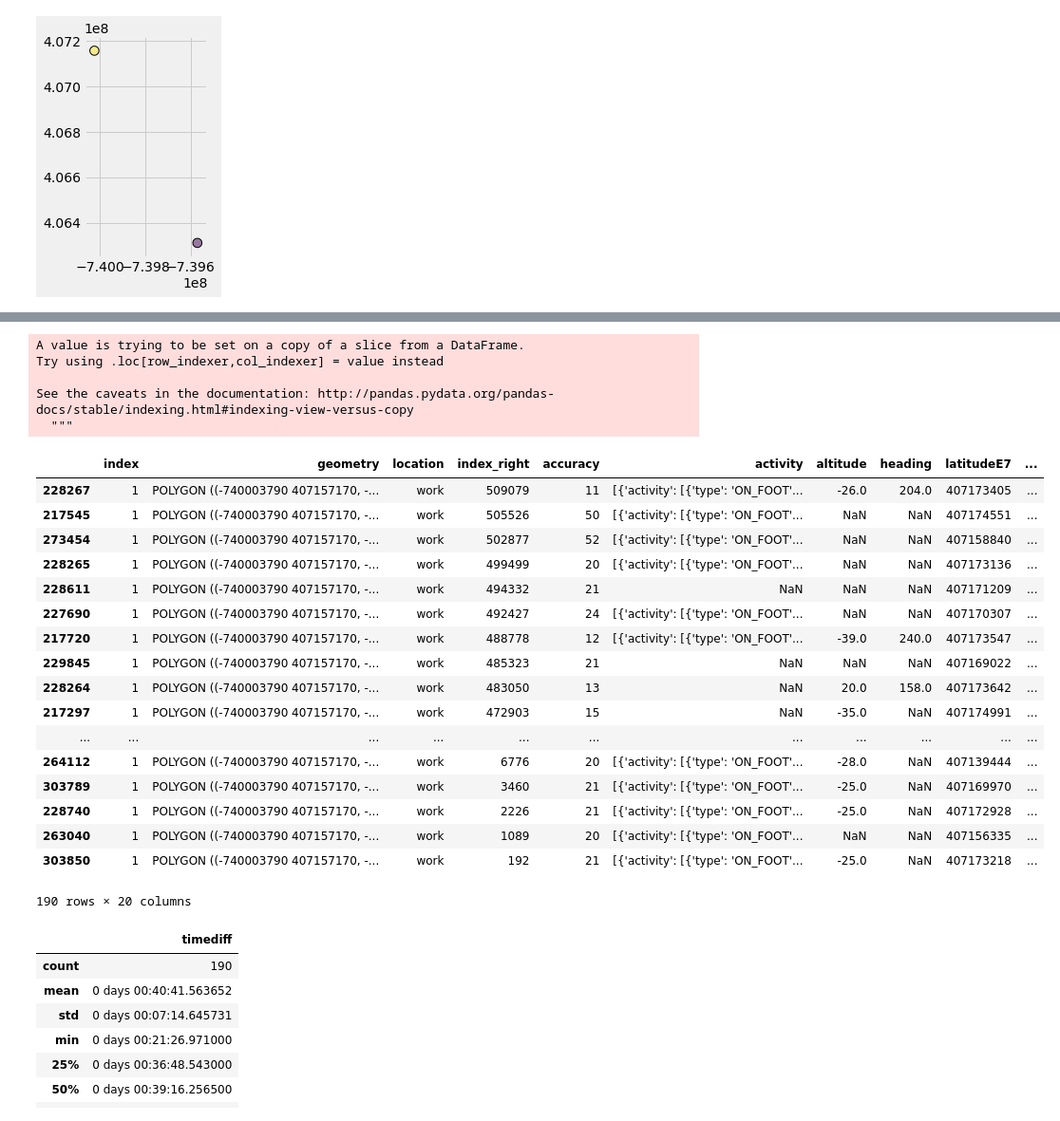
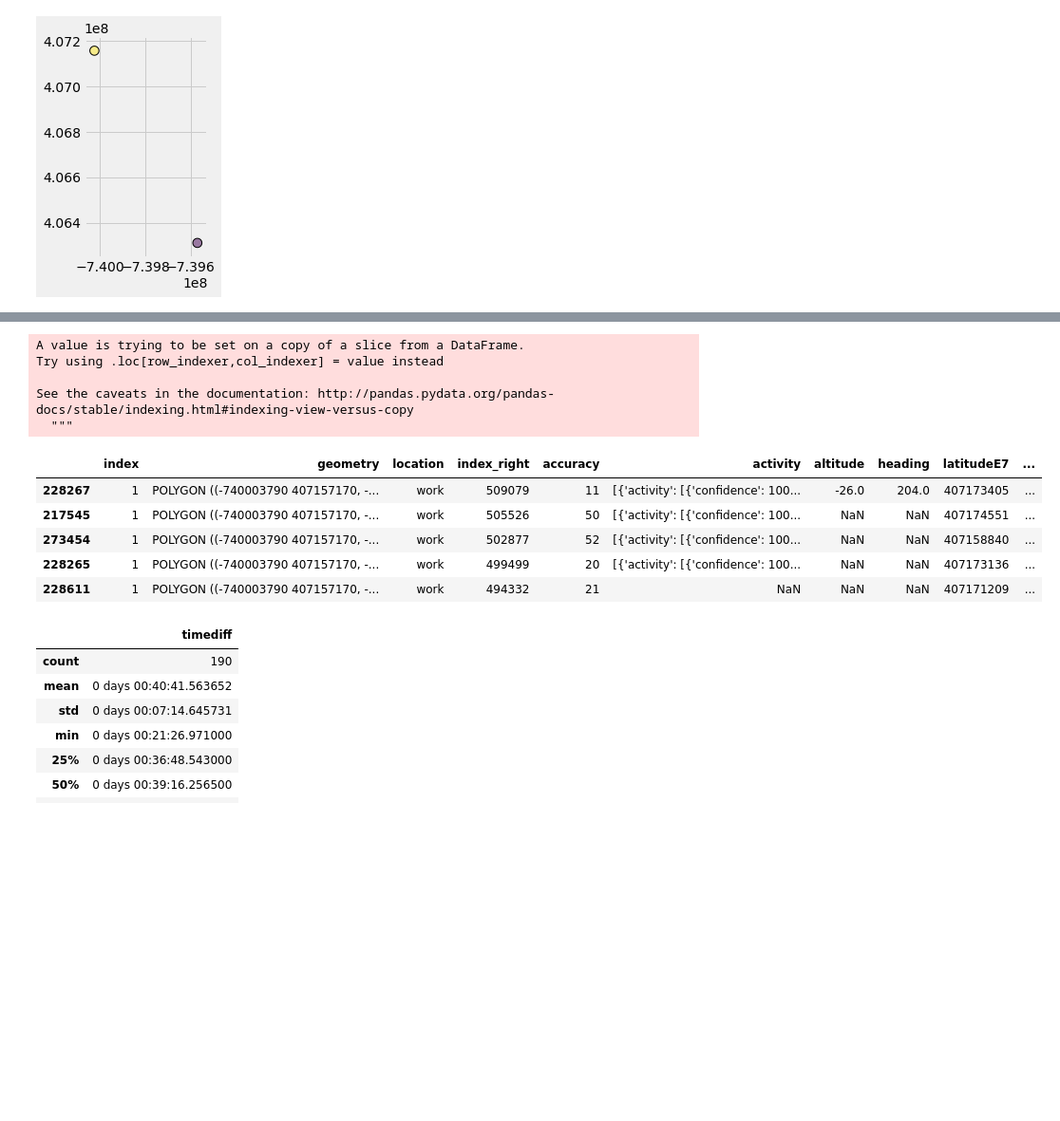
Before and after one commit to afcarl/commute_time_analysis, a Jupyter notebook: Cleaning.ipynb, the cells around one changed output, grey strips where cells are left out. Shown: that part at 95% size. Drawn from its saved outputs; the diff is of its cells as text; code cells hidden in the pictures; blank space fills up the shorter version.

```diff
--- a/Cleaning.ipynb
+++ b/Cleaning.ipynb
@@ -104,45 +92,33 @@ joined
 # %%
 commute_times = joined[
     (joined['diff'] == 1)
 ]
 
 commute_times['departure_time'] = commute_times['timestamp'] - commute_times['timediff']
 
 commute_times = commute_times[
     commute_times['timediff'].between(
         pd.Timedelta(minutes=possible_commute_times[0]),
         pd.Timedelta(minutes=possible_commute_times[1])
     ) &
     commute_times['departure_time'].dt.time.between(
         departure_timeframe[0], departure_timeframe[1]
     )
 ]
 
-commute_times
+commute_times.head()
 # %% [output]
 A value is trying to be set on a copy of a slice from a DataFrame.
 Try using .loc[row_indexer,col_indexer] = value instead
 
 See the caveats in the documentation: http://pandas.pydata.org/pandas-docs/stable/indexing.html#indexing-view-versus-copy
   """
 |  | index | geometry | location | index_right | accuracy | activity | altitude | heading | latitudeE7 | ... |
-| 228267 | 1 | POLYGON ((-740003790 407157170, -... | work | 509079 | 11 | [{'activity': [{'type': 'ON_FOOT'... | -26.0 | 204.0 | 407173405 | ... |
-| 217545 | 1 | POLYGON ((-740003790 407157170, -... | work | 505526 | 50 | [{'activity': [{'type': 'ON_FOOT'... | NaN | NaN | 407174551 | ... |
-| 273454 | 1 | POLYGON ((-740003790 407157170, -... | work | 502877 | 52 | [{'activity': [{'type': 'ON_FOOT'... | NaN | NaN | 407158840 | ... |
-| 228265 | 1 | POLYGON ((-740003790 407157170, -... | work | 499499 | 20 | [{'activity': [{'type': 'ON_FOOT'... | NaN | NaN | 407173136 | ... |
+| 228267 | 1 | POLYGON ((-740003790 407157170, -... | work | 509079 | 11 | [{'activity': [{'confidence': 100... | -26.0 | 204.0 | 407173405 | ... |
+| 217545 | 1 | POLYGON ((-740003790 407157170, -... | work | 505526 | 50 | [{'activity': [{'confidence': 100... | NaN | NaN | 407174551 | ... |
+| 273454 | 1 | POLYGON ((-740003790 407157170, -... | work | 502877 | 52 | [{'activity': [{'confidence': 100... | NaN | NaN | 407158840 | ... |
+| 228265 | 1 | POLYGON ((-740003790 407157170, -... | work | 499499 | 20 | [{'activity': [{'confidence': 100... | NaN | NaN | 407173136 | ... |
 | 228611 | 1 | POLYGON ((-740003790 407157170, -... | work | 494332 | 21 | NaN | NaN | NaN | 407171209 | ... |
-| 227690 | 1 | POLYGON ((-740003790 407157170, -... | work | 492427 | 24 | [{'activity': [{'type': 'ON_FOOT'... | NaN | NaN | 407170307 | ... |
-| 217720 | 1 | POLYGON ((-740003790 407157170, -... | work | 488778 | 12 | [{'activity': [{'type': 'ON_FOOT'... | -39.0 | 240.0 | 407173547 | ... |
-| 229845 | 1 | POLYGON ((-740003790 407157170, -... | work | 485323 | 21 | NaN | NaN | NaN | 407169022 | ... |
-| 228264 | 1 | POLYGON ((-740003790 407157170, -... | work | 483050 | 13 | NaN | 20.0 | 158.0 | 407173642 | ... |
-| 217297 | 1 | POLYGON ((-740003790 407157170, -... | work | 472903 | 15 | NaN | -35.0 | NaN | 407174991 | ... |
-| ... | ... | ... | ... | ... | ... | ... | ... | ... | ... | ... |
-| 264112 | 1 | POLYGON ((-740003790 407157170, -... | work | 6776 | 20 | [{'activity': [{'type': 'ON_FOOT'... | -28.0 | NaN | 407139444 | ... |
-| 303789 | 1 | POLYGON ((-740003790 407157170, -... | work | 3460 | 21 | [{'activity': [{'type': 'ON_FOOT'... | -25.0 | NaN | 407169970 | ... |
-| 228740 | 1 | POLYGON ((-740003790 407157170, -... | work | 2226 | 21 | [{'activity': [{'type': 'ON_FOOT'... | -25.0 | NaN | 407172928 | ... |
-| 263040 | 1 | POLYGON ((-740003790 407157170, -... | work | 1089 | 20 | [{'activity': [{'type': 'ON_FOOT'... | NaN | NaN | 407156335 | ... |
-| 303850 | 1 | POLYGON ((-740003790 407157170, -... | work | 192 | 21 | [{'activity': [{'type': 'ON_FOOT'... | -25.0 | NaN | 407173218 | ... |
-190 rows × 20 columns
 # %%
 commute_times.describe()[['timediff']]
 # %% [output]
```
Also changed, not shown: parts of 2 cells of this notebook.
